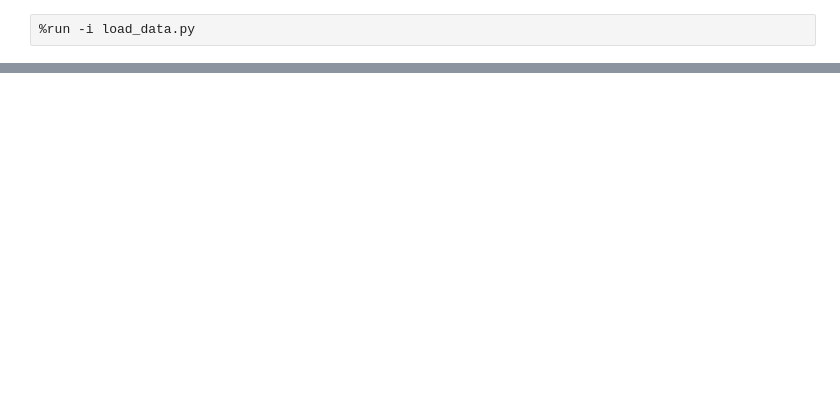
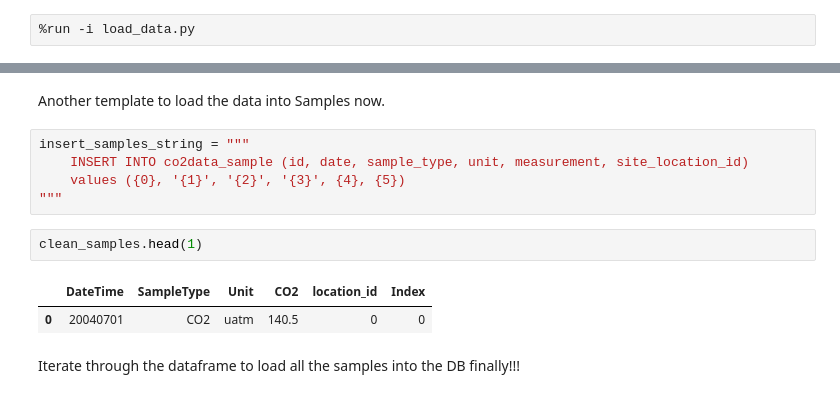
Before and after one commit to geohackweek/ghw2018_web_portal_inlandwater_co2, a Jupyter notebook: notebooks/load_data_to_postgis.ipynb, the cells around one changed output, grey strips where cells are left out. Cells and saved outputs as stored; diff of their text form; blank space fills up the shorter version.

```diff
--- a/notebooks/load_data_to_postgis.ipynb
+++ b/notebooks/load_data_to_postgis.ipynb
@@ -64,0 +151,14 @@ result.head()
+# %% [markdown]
+Another template to load the data into Samples now.
+# %%
+insert_samples_string = """
+    INSERT INTO co2data_sample (id, date, sample_type, unit, measurement, site_location_id)
+    values ({0}, '{1}', '{2}', '{3}', {4}, {5})
+"""
+# %%
+clean_samples.head(1)
+# %% [output]
+|  | DateTime | SampleType | Unit | CO2 | location_id | Index |
+| 0 | 20040701 | CO2 | uatm | 140.5 | 0 | 0 |
+# %% [markdown]
+Iterate through the dataframe to load all the samples into the DB finally!!!
```
Also changed, not shown: parts of 31 cells of this notebook.
